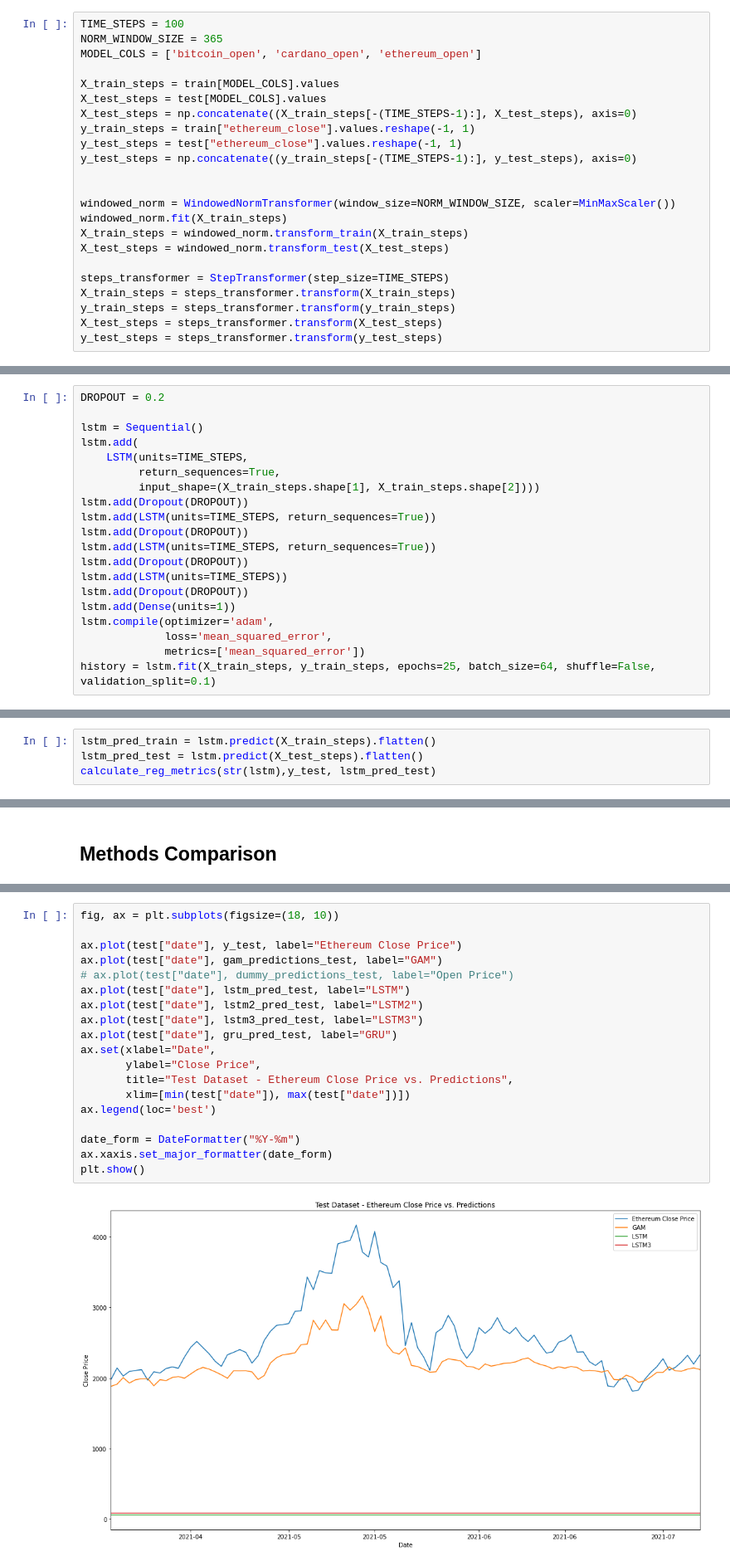
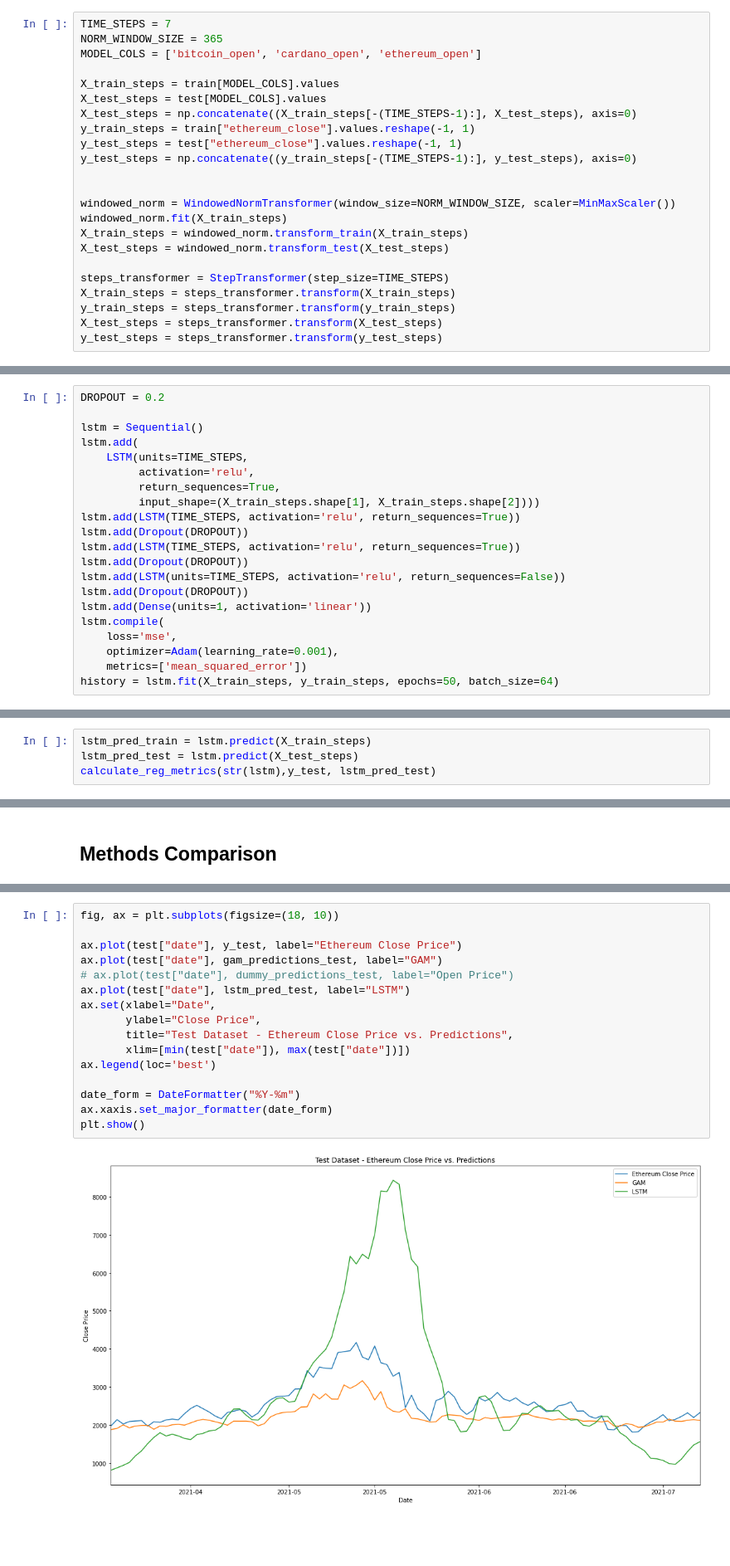
Before and after one commit to jcalvesoliveira/crypto-deep-learning, a Jupyter notebook: notebooks/1.0-initial-data-exploration.ipynb, the cells around one changed output, grey strips where cells are left out. Shown at 83% size. Drawn from its saved outputs; the diff is of its cells as text; blank space fills up the shorter version.

```diff
--- a/notebooks/1.0-initial-data-exploration.ipynb
+++ b/notebooks/1.0-initial-data-exploration.ipynb
@@ -643,7 +643,7 @@ class StepTransformer():
     def fit(self, X, y=None):
         return self
 # %%
-TIME_STEPS = 100
+TIME_STEPS = 7
 NORM_WINDOW_SIZE = 365
 MODEL_COLS = ['bitcoin_open', 'cardano_open', 'ethereum_open']
 
@@ -681,18 +681,19 @@ DROPOUT = 0.2
 lstm = Sequential()
 lstm.add(
     LSTM(units=TIME_STEPS,
+         activation='relu',
          return_sequences=True,
          input_shape=(X_train_steps.shape[1], X_train_steps.shape[2])))
+lstm.add(LSTM(TIME_STEPS, activation='relu', return_sequences=True))
 lstm.add(Dropout(DROPOUT))
-lstm.add(LSTM(units=TIME_STEPS, return_sequences=True))
+lstm.add(LSTM(TIME_STEPS, activation='relu', return_sequences=True))
 lstm.add(Dropout(DROPOUT))
-lstm.add(LSTM(units=TIME_STEPS, return_sequences=True))
+lstm.add(LSTM(units=TIME_STEPS, activation='relu', return_sequences=False))
 lstm.add(Dropout(DROPOUT))
-lstm.add(LSTM(units=TIME_STEPS))
-lstm.add(Dropout(DROPOUT))
-lstm.add(Dense(units=1))
-lstm.compile(optimizer='adam',
-             loss='mean_squared_error',
-             metrics=['mean_squared_error'])
-history = lstm.fit(X_train_steps, y_train_steps, epochs=25, batch_size=64, shuffle=False, validation_split=0.1)
+lstm.add(Dense(units=1, activation='linear'))
+lstm.compile(
+    loss='mse',
+    optimizer=Adam(learning_rate=0.001),
+    metrics=['mean_squared_error'])
+history = lstm.fit(X_train_steps, y_train_steps, epochs=50, batch_size=64)
 # %% [output]
@@ -810,7 +730,7 @@ lstm.compile(optimizer='adam',
              metrics=['mean_squared_error'])
 history = lstm.fit(X_train_steps, y_train_steps, epochs=25, batch_size=64, shuffle=False, validation_split=0.1)
 # %%
-lstm_pred_train = lstm.predict(X_train_steps).flatten()
-lstm_pred_test = lstm.predict(X_test_steps).flatten()
+lstm_pred_train = lstm.predict(X_train_steps)
+lstm_pred_test = lstm.predict(X_test_steps)
 calculate_reg_metrics(str(lstm),y_test, lstm_pred_test)
 # %% [output]
@@ -855,21 +761,18 @@ plt.show()
 # %%
 fig, ax = plt.subplots(figsize=(18, 10))
 
 ax.plot(test["date"], y_test, label="Ethereum Close Price")
 ax.plot(test["date"], gam_predictions_test, label="GAM")
 # ax.plot(test["date"], dummy_predictions_test, label="Open Price")
 ax.plot(test["date"], lstm_pred_test, label="LSTM")
-ax.plot(test["date"], lstm2_pred_test, label="LSTM2")
-ax.plot(test["date"], lstm3_pred_test, label="LSTM3")
-ax.plot(test["date"], gru_pred_test, label="GRU")
 ax.set(xlabel="Date",
        ylabel="Close Price",
        title="Test Dataset - Ethereum Close Price vs. Predictions",
        xlim=[min(test["date"]), max(test["date"])])
 ax.legend(loc='best')
 
 date_form = DateFormatter("%Y-%m")
 ax.xaxis.set_major_formatter(date_form)
 plt.show()
 # %% [output]
-[figure, old version]
+[figure, new version]
```
Also changed, not shown: parts of 9 cells of this notebook.
